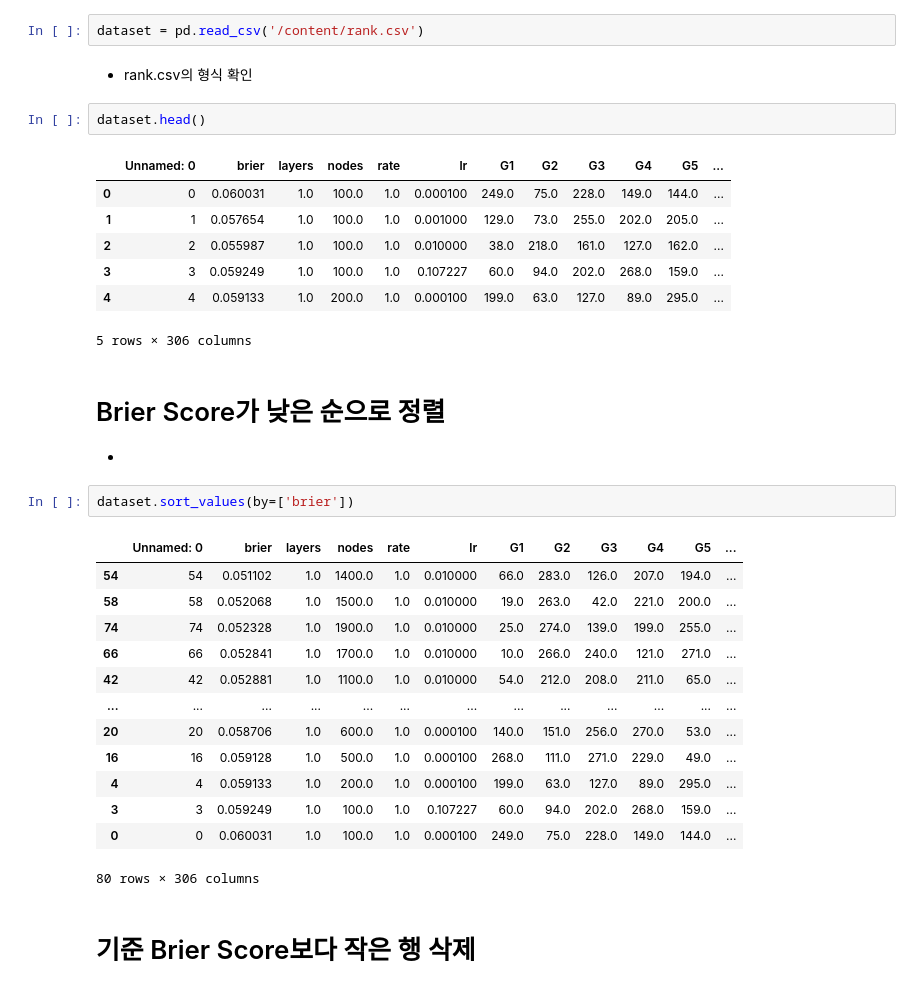
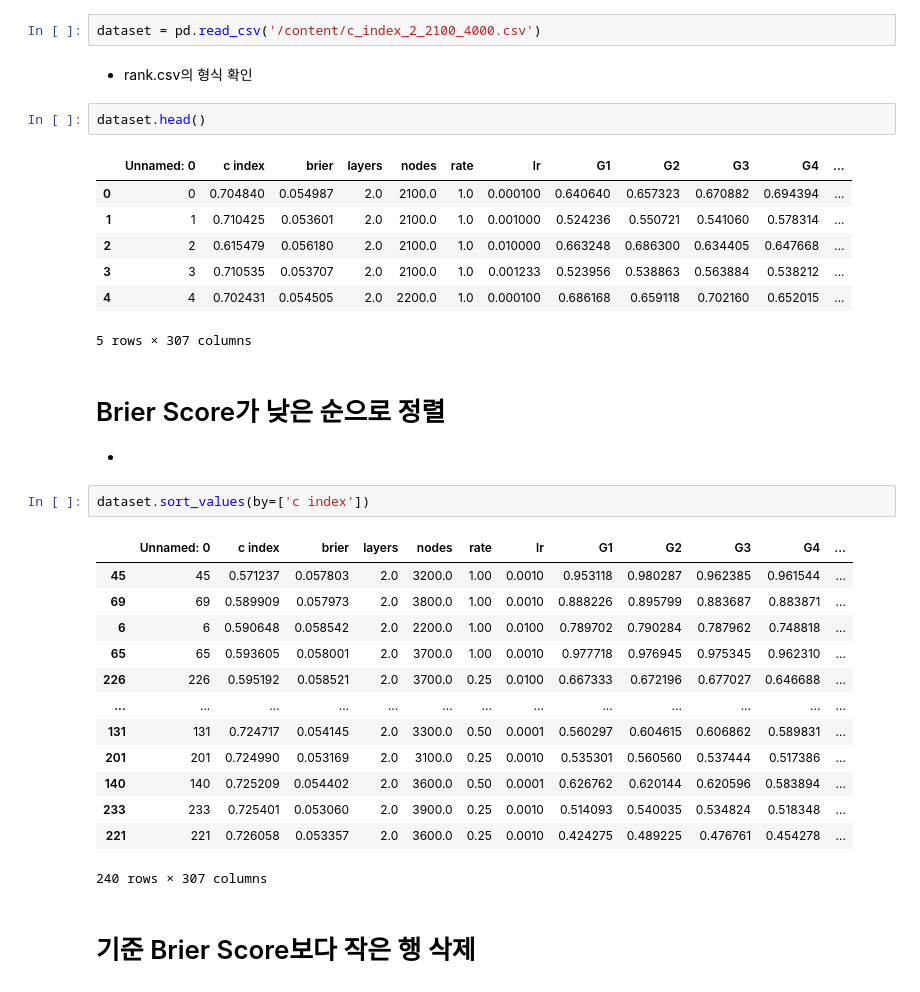
Before and after one commit to mostly-sunny/digital-health-hackathon-2021, a Jupyter notebook: analyse_result.ipynb, the cells around one changed output. Drawn from its saved outputs; the diff is of its cells as text.

```diff
--- a/analyse_result.ipynb
+++ b/analyse_result.ipynb
@@ -15,38 +15,38 @@
 # %%
 import pandas as pd
 # %%
-dataset = pd.read_csv('/content/rank.csv')
+dataset = pd.read_csv('/content/c_index_2_2100_4000.csv')
 # %% [markdown]
 - rank.csv의 형식 확인
 # %%
 dataset.head()
 # %% [output]
-|  | Unnamed: 0 | brier | layers | nodes | rate | lr | G1 | G2 | G3 | G4 | G5 | ... |
-| 0 | 0 | 0.060031 | 1.0 | 100.0 | 1.0 | 0.000100 | 249.0 | 75.0 | 228.0 | 149.0 | 144.0 | ... |
-| 1 | 1 | 0.057654 | 1.0 | 100.0 | 1.0 | 0.001000 | 129.0 | 73.0 | 255.0 | 202.0 | 205.0 | ... |
-| 2 | 2 | 0.055987 | 1.0 | 100.0 | 1.0 | 0.010000 | 38.0 | 218.0 | 161.0 | 127.0 | 162.0 | ... |
-| 3 | 3 | 0.059249 | 1.0 | 100.0 | 1.0 | 0.107227 | 60.0 | 94.0 | 202.0 | 268.0 | 159.0 | ... |
-| 4 | 4 | 0.059133 | 1.0 | 200.0 | 1.0 | 0.000100 | 199.0 | 63.0 | 127.0 | 89.0 | 295.0 | ... |
+|  | Unnamed: 0 | c index | brier | layers | nodes | rate | lr | G1 | G2 | G3 | G4 | ... |
+| 0 | 0 | 0.704840 | 0.054987 | 2.0 | 2100.0 | 1.0 | 0.000100 | 0.640640 | 0.657323 | 0.670882 | 0.694394 | ... |
+| 1 | 1 | 0.710425 | 0.053601 | 2.0 | 2100.0 | 1.0 | 0.001000 | 0.524236 | 0.550721 | 0.541060 | 0.578314 | ... |
+| 2 | 2 | 0.615479 | 0.056180 | 2.0 | 2100.0 | 1.0 | 0.010000 | 0.663248 | 0.686300 | 0.634405 | 0.647668 | ... |
+| 3 | 3 | 0.710535 | 0.053707 | 2.0 | 2100.0 | 1.0 | 0.001233 | 0.523956 | 0.538863 | 0.563884 | 0.538212 | ... |
+| 4 | 4 | 0.702431 | 0.054505 | 2.0 | 2200.0 | 1.0 | 0.000100 | 0.686168 | 0.659118 | 0.702160 | 0.652015 | ... |
-5 rows × 306 columns
+5 rows × 307 columns
 # %% [markdown]
 # Brier Score가 낮은 순으로 정렬
 -
 # %%
-dataset.sort_values(by=['brier'])
+dataset.sort_values(by=['c index'])
 # %% [output]
-|  | Unnamed: 0 | brier | layers | nodes | rate | lr | G1 | G2 | G3 | G4 | G5 | ... |
-| 54 | 54 | 0.051102 | 1.0 | 1400.0 | 1.0 | 0.010000 | 66.0 | 283.0 | 126.0 | 207.0 | 194.0 | ... |
-| 58 | 58 | 0.052068 | 1.0 | 1500.0 | 1.0 | 0.010000 | 19.0 | 263.0 | 42.0 | 221.0 | 200.0 | ... |
-| 74 | 74 | 0.052328 | 1.0 | 1900.0 | 1.0 | 0.010000 | 25.0 | 274.0 | 139.0 | 199.0 | 255.0 | ... |
-| 66 | 66 | 0.052841 | 1.0 | 1700.0 | 1.0 | 0.010000 | 10.0 | 266.0 | 240.0 | 121.0 | 271.0 | ... |
-| 42 | 42 | 0.052881 | 1.0 | 1100.0 | 1.0 | 0.010000 | 54.0 | 212.0 | 208.0 | 211.0 | 65.0 | ... |
+|  | Unnamed: 0 | c index | brier | layers | nodes | rate | lr | G1 | G2 | G3 | G4 | ... |
+| 45 | 45 | 0.571237 | 0.057803 | 2.0 | 3200.0 | 1.00 | 0.0010 | 0.953118 | 0.980287 | 0.962385 | 0.961544 | ... |
+| 69 | 69 | 0.589909 | 0.057973 | 2.0 | 3800.0 | 1.00 | 0.0010 | 0.888226 | 0.895799 | 0.883687 | 0.883871 | ... |
+| 6 | 6 | 0.590648 | 0.058542 | 2.0 | 2200.0 | 1.00 | 0.0100 | 0.789702 | 0.790284 | 0.787962 | 0.748818 | ... |
+| 65 | 65 | 0.593605 | 0.058001 | 2.0 | 3700.0 | 1.00 | 0.0010 | 0.977718 | 0.976945 | 0.975345 | 0.962310 | ... |
+| 226 | 226 | 0.595192 | 0.058521 | 2.0 | 3700.0 | 0.25 | 0.0100 | 0.667333 | 0.672196 | 0.677027 | 0.646688 | ... |
 | ... | ... | ... | ... | ... | ... | ... | ... | ... | ... | ... | ... | ... |
-| 20 | 20 | 0.058706 | 1.0 | 600.0 | 1.0 | 0.000100 | 140.0 | 151.0 | 256.0 | 270.0 | 53.0 | ... |
-| 16 | 16 | 0.059128 | 1.0 | 500.0 | 1.0 | 0.000100 | 268.0 | 111.0 | 271.0 | 229.0 | 49.0 | ... |
-| 4 | 4 | 0.059133 | 1.0 | 200.0 | 1.0 | 0.000100 | 199.0 | 63.0 | 127.0 | 89.0 | 295.0 | ... |
-| 3 | 3 | 0.059249 | 1.0 | 100.0 | 1.0 | 0.107227 | 60.0 | 94.0 | 202.0 | 268.0 | 159.0 | ... |
-| 0 | 0 | 0.060031 | 1.0 | 100.0 | 1.0 | 0.000100 | 249.0 | 75.0 | 228.0 | 149.0 | 144.0 | ... |
+| 131 | 131 | 0.724717 | 0.054145 | 2.0 | 3300.0 | 0.50 | 0.0001 | 0.560297 | 0.604615 | 0.606862 | 0.589831 | ... |
+| 201 | 201 | 0.724990 | 0.053169 | 2.0 | 3100.0 | 0.25 | 0.0010 | 0.535301 | 0.560560 | 0.537444 | 0.517386 | ... |
+| 140 | 140 | 0.725209 | 0.054402 | 2.0 | 3600.0 | 0.50 | 0.0001 | 0.626762 | 0.620144 | 0.620596 | 0.583894 | ... |
+| 233 | 233 | 0.725401 | 0.053060 | 2.0 | 3900.0 | 0.25 | 0.0010 | 0.514093 | 0.540035 | 0.534824 | 0.518348 | ... |
+| 221 | 221 | 0.726058 | 0.053357 | 2.0 | 3600.0 | 0.25 | 0.0010 | 0.424275 | 0.489225 | 0.476761 | 0.454278 | ... |
-80 rows × 306 columns
+240 rows × 307 columns
 # %% [markdown]
 # 기준 Brier Score보다 작은 행 삭제
 # %%
```
Also changed, not shown: parts of 4 cells of this notebook.
